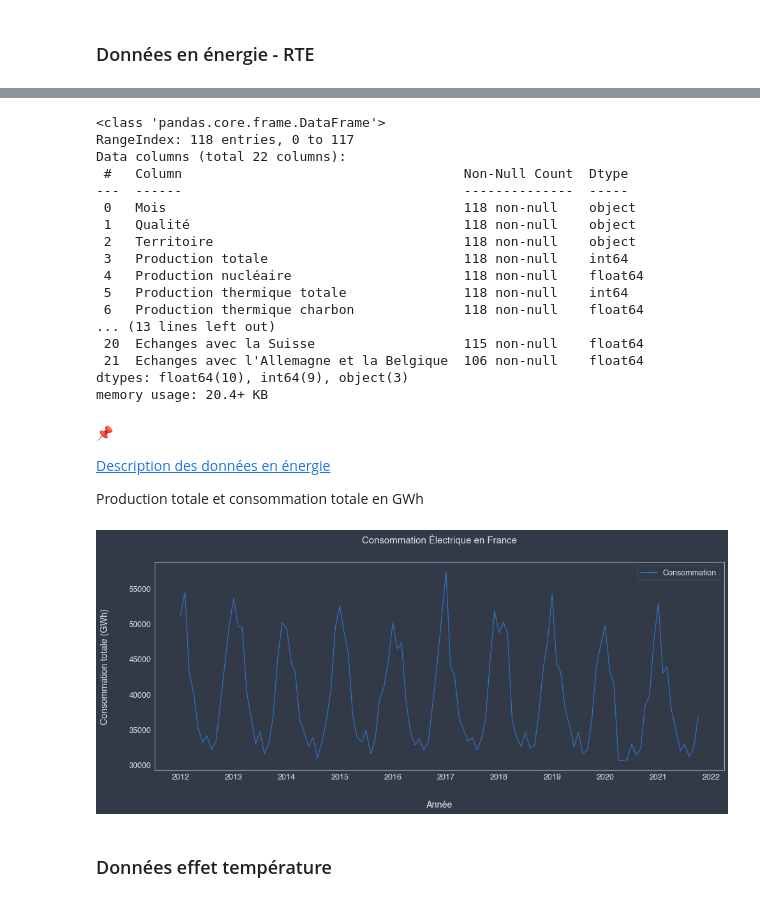
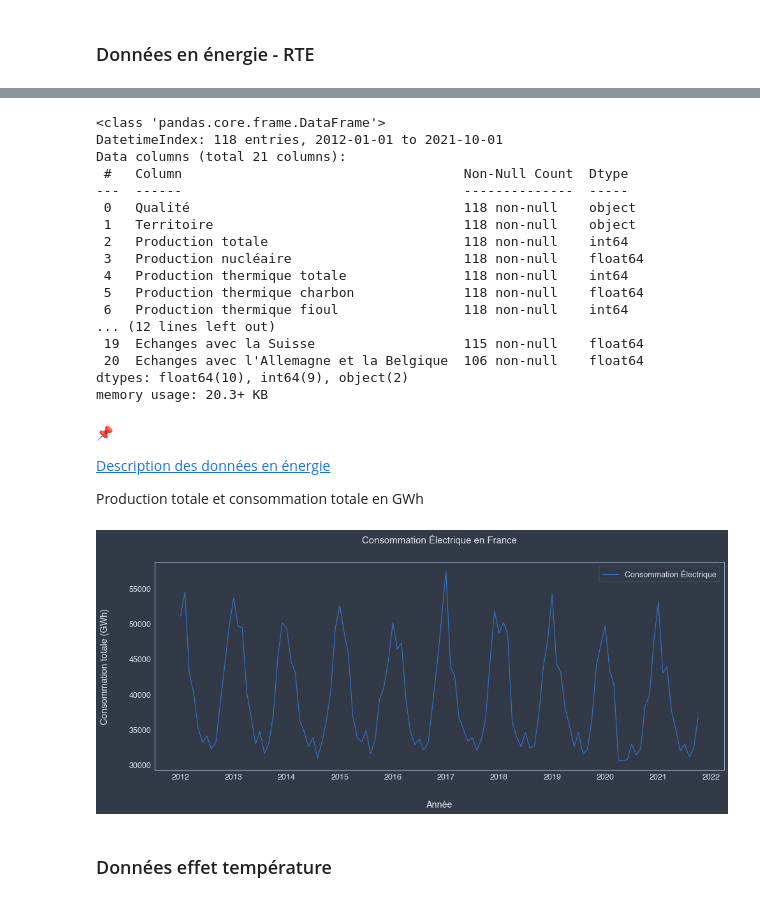
Before and after one commit to Gladouu/P9, a Jupyter notebook: P9_01_code.ipynb, the cells around one changed output, grey strips where cells are left out. Cells and saved outputs as stored; diff of their text form; code cells hidden in the pictures.

```diff
--- a/P9_01_code.ipynb
+++ b/P9_01_code.ipynb
@@ -50,6 +58,6 @@ Corrigez les données de consommation mensuelles de l'effet température (dues a
 # %% [markdown]
 ### Données en énergie - RTE
 # %%
-df = pd.read_csv(path + 'eCO2mix_RTE_energie_M.csv', sep=';')
+df = pd.read_csv(path + 'eCO2mix_RTE_energie_M.csv', sep=';', parse_dates=[0], index_col=0)
 df.head()
 # %% [output]
@@ -63,50 +72,46 @@ df.head()
 # %%
 #energy data (consolidated and final): they relate to France and the 12 administrative regions
-df = df[df['Territoire'] == 'France'].drop('Unnamed: 22', axis=1).reset_index(drop=True)
+df = df[df['Territoire'] == 'France'].drop('Unnamed: 22', axis=1)
 
 #brief data description
 df.info()
 # %% [output]
 <class 'pandas.core.frame.DataFrame'>
-RangeIndex: 118 entries, 0 to 117
-Data columns (total 22 columns):
+DatetimeIndex: 118 entries, 2012-01-01 to 2021-10-01
+Data columns (total 21 columns):
  #   Column                                    Non-Null Count  Dtype
 ---  ------                                    --------------  -----
- 0   Mois                                      118 non-null    object
- 1   Qualité                                   118 non-null    object
- 2   Territoire                                118 non-null    object
- 3   Production totale                         118 non-null    int64
- 4   Production nucléaire                      118 non-null    float64
- 5   Production thermique totale               118 non-null    int64
- 6   Production thermique charbon              118 non-null    float64
-... (13 lines left out)
- 20  Echanges avec la Suisse                   115 non-null    float64
- 21  Echanges avec l'Allemagne et la Belgique  106 non-null    float64
-dtypes: float64(10), int64(9), object(3)
-memory usage: 20.4+ KB
+ 0   Qualité                                   118 non-null    object
+ 1   Territoire                                118 non-null    object
+ 2   Production totale                         118 non-null    int64
+ 3   Production nucléaire                      118 non-null    float64
+ 4   Production thermique totale               118 non-null    int64
+ 5   Production thermique charbon              118 non-null    float64
+ 6   Production thermique fioul                118 non-null    int64
+... (12 lines left out)
+ 19  Echanges avec la Suisse                   115 non-null    float64
+ 20  Echanges avec l'Allemagne et la Belgique  106 non-null    float64
+dtypes: float64(10), int64(9), object(2)
+memory usage: 20.3+ KB
 # %% [markdown]
 📌
 
 [Description des données en énergie](https://assets.rte-france.com/prod/public/2020-07/éCO2mix%20-%20Description%20des%20fichiers%20des%20données%20en%20énergie.pdf)
 
 Production totale et consommation totale en GWh
-# %%
-#convert the month column to date time format
-df['Mois'] = df['Mois'].astype('datetime64')
 # %%
 #dataviz
 plt.figure(figsize=(16,6))
 
 sns.lineplot(data=df, x='Mois', y='Consommation totale')
-
 plt.xlabel('Année', labelpad=30)
 plt.ylabel('Consommation totale (GWh)', labelpad=30)
-plt.legend(labels=['Consommation'])
+plt.legend(labels=['Consommation Électrique'])
+
 plt.title('Consommation Électrique en France', fontsize=15, pad=30)
-
 plt.show()
 # %% [output]
-[figure, old version]
+[figure, new version]
 # %% [markdown]
 ### Données effet température
 # %% [markdown]
```
Also changed, not shown: parts of 73 cells of this notebook.
